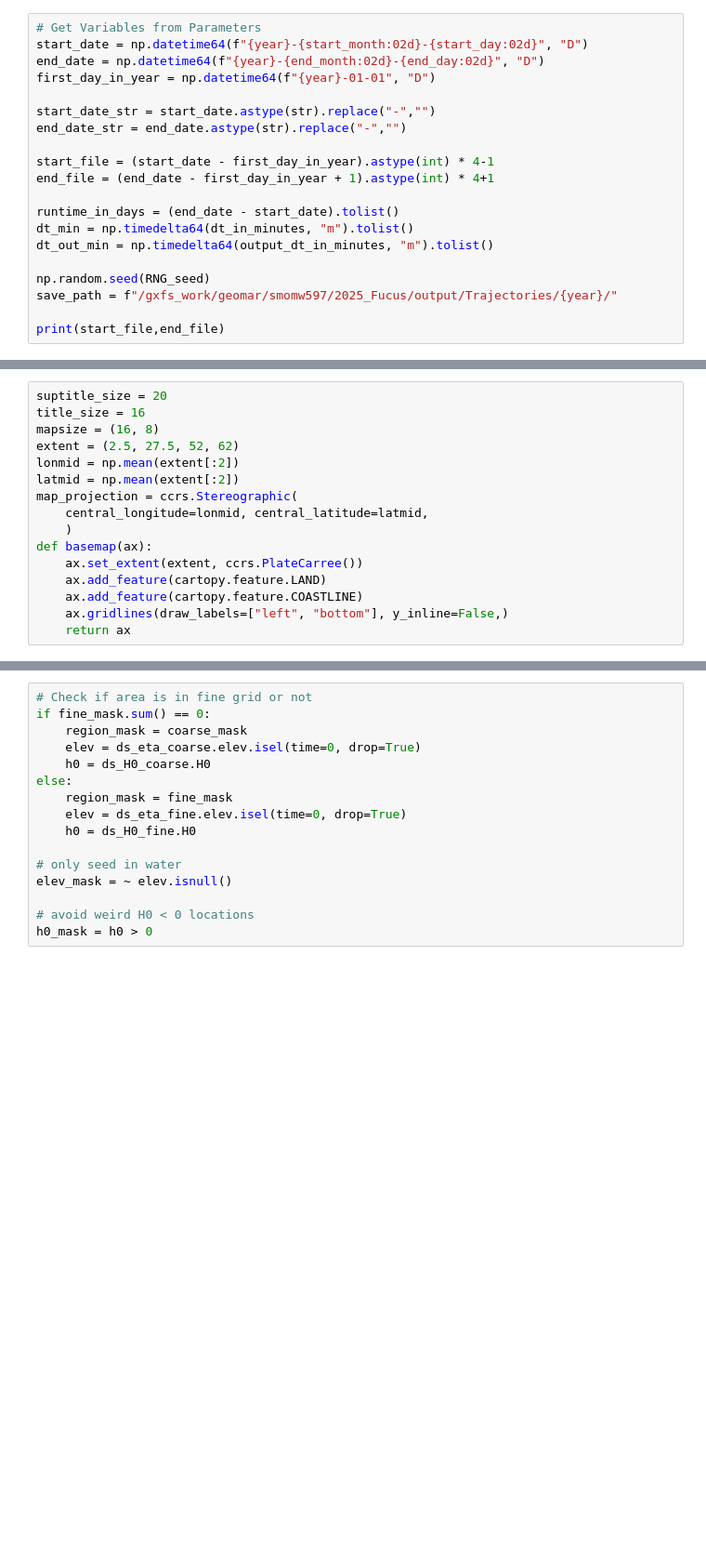
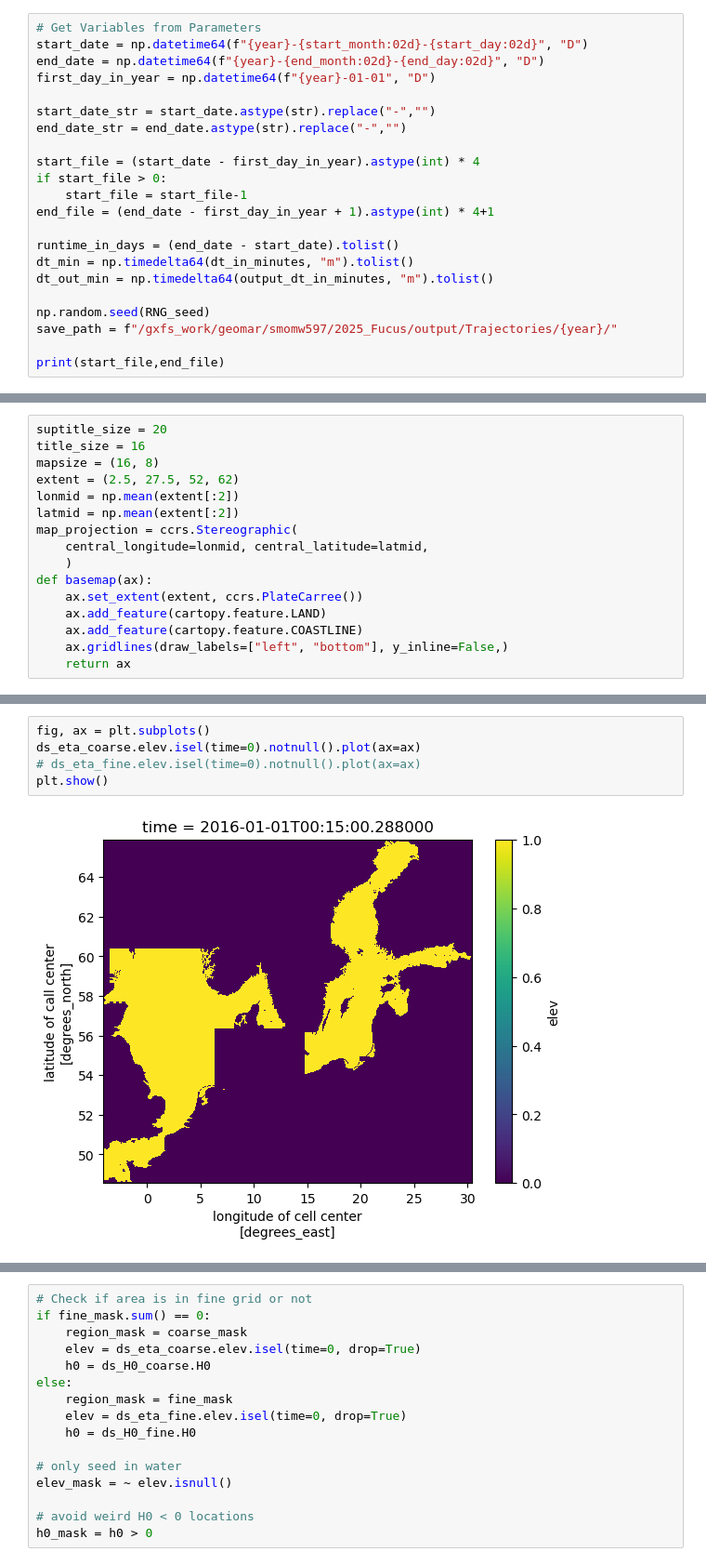
Before and after one commit to geomar-od-lagrange/2025_fucus-dispersal, a Jupyter notebook: notebooks/FucusDispersal.ipynb, the cells around one changed output, grey strips where cells are left out. Shown at 93% size. Drawn from its saved outputs; the diff is of its cells as text; blank space fills up the shorter version.

```diff
--- a/notebooks/FucusDispersal.ipynb
+++ b/notebooks/FucusDispersal.ipynb
@@ -102,7 +100,9 @@ first_day_in_year = np.datetime64(f"{year}-01-01", "D")
 start_date_str = start_date.astype(str).replace("-","")
 end_date_str = end_date.astype(str).replace("-","")
 
-start_file = (start_date - first_day_in_year).astype(int) * 4-1
+start_file = (start_date - first_day_in_year).astype(int) * 4
+if start_file > 0:
+    start_file = start_file-1
 end_file = (end_date - first_day_in_year + 1).astype(int) * 4+1
 
 runtime_in_days = (end_date - start_date).tolist()
@@ -228,3 +262,10 @@ lon_box_max = lon_site + change_in_longitude(lat_site, box_side_length_km * 2)
+# %%
+fig, ax = plt.subplots()
+ds_eta_coarse.elev.isel(time=0).notnull().plot(ax=ax)
+# ds_eta_fine.elev.isel(time=0).notnull().plot(ax=ax)
+plt.show()
+# %% [output]
+[figure, added]
 # %%
 # Build masks
 fine_mask = (
```
Also changed, not shown: parts of 16 cells of this notebook.
